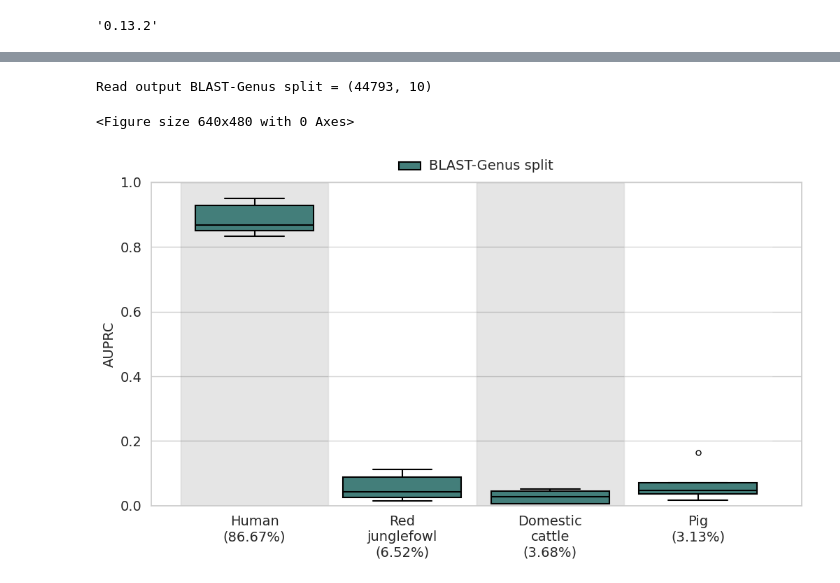
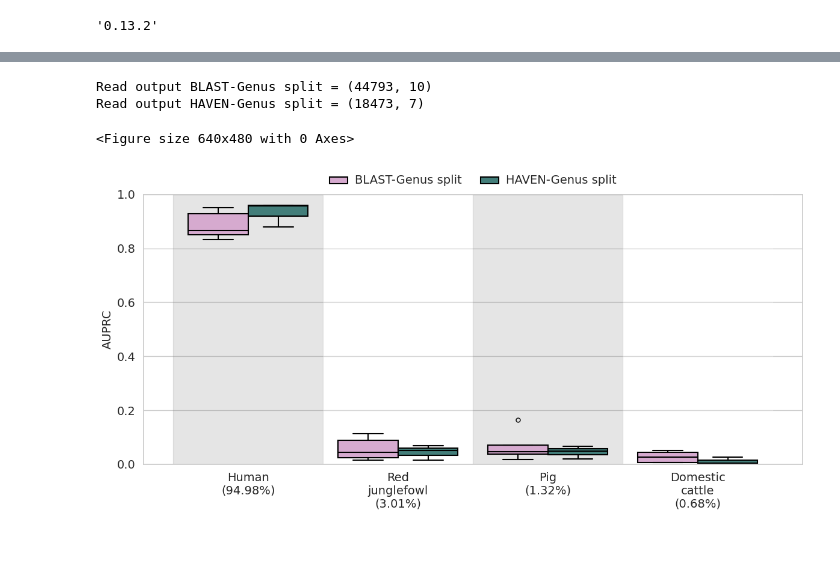
Before and after one commit to NeelTheBomb/HAVEN, a Jupyter notebook: src/jupyter_notebooks/results-analysis/uniref90/uniref90_embl_all_models_auprc_analysis-virus-genus-split.ipynb, the cells around one changed output, grey strips where cells are left out. Drawn from its saved outputs; the diff is of its cells as text; code cells hidden in the pictures; blank space fills up the shorter version.

```diff
--- a/src/jupyter_notebooks/results-analysis/uniref90/uniref90_embl_all_models_auprc_analysis-virus-genus-split.ipynb
+++ b/src/jupyter_notebooks/results-analysis/uniref90/uniref90_embl_all_models_auprc_analysis-virus-genus-split.ipynb
@@ -183,11 +189,13 @@ def macro_and_classwise_auprc_analysis(output_filepaths, classes, figure_output_
 # %%
 output_filepaths = {
     "BLAST-Genus split": os.path.join(os.getcwd(), "..","..", "..", "..", "output/raw/uniref90_embl_virus_genus_host_species_vertebrates_non_idv_t0.01_c4_seq_len_in_99percentile/20260326/host_multi/virus_genus_split/homology/virus_host_tax_id_multi_blast_blast_output.csv"),
+    "HAVEN-Genus split": os.path.join(os.getcwd(), "..","..", "..", "..", "output/raw/uniref90_embl_vertebrates_non_idv_t0.01_c5_seq_len_in_99.9percentile/20260526a/host_multi/virus_genus_split/haven/mlm_tfenc_l6_h8_lr1e-4_uniref90viridae_vs30_hybrid_attention_msl256s64ae_bn_cls_fnn_2l_d1024_lr1e-4wd1e-4_output.csv")
 }
 
 classes = ["Human", "Pig", "Domestic cattle", "Red junglefowl"]
 classwise_auprc_analysis(output_filepaths, None)
 # %% [output]
 Read output BLAST-Genus split = (44793, 10)
+Read output HAVEN-Genus split = (18473, 7)
 <Figure size 640x480 with 0 Axes>
-[figure, old version]
+[figure, new version]
```
Also changed, not shown: parts of 4 cells of this notebook, 1 other file.
